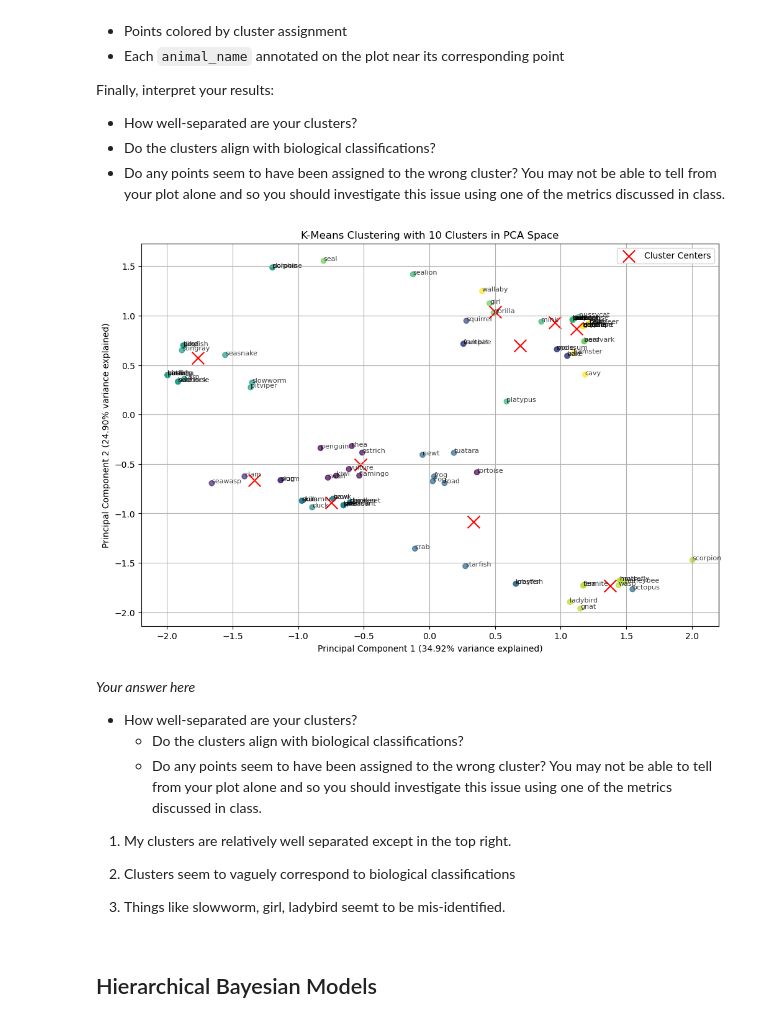
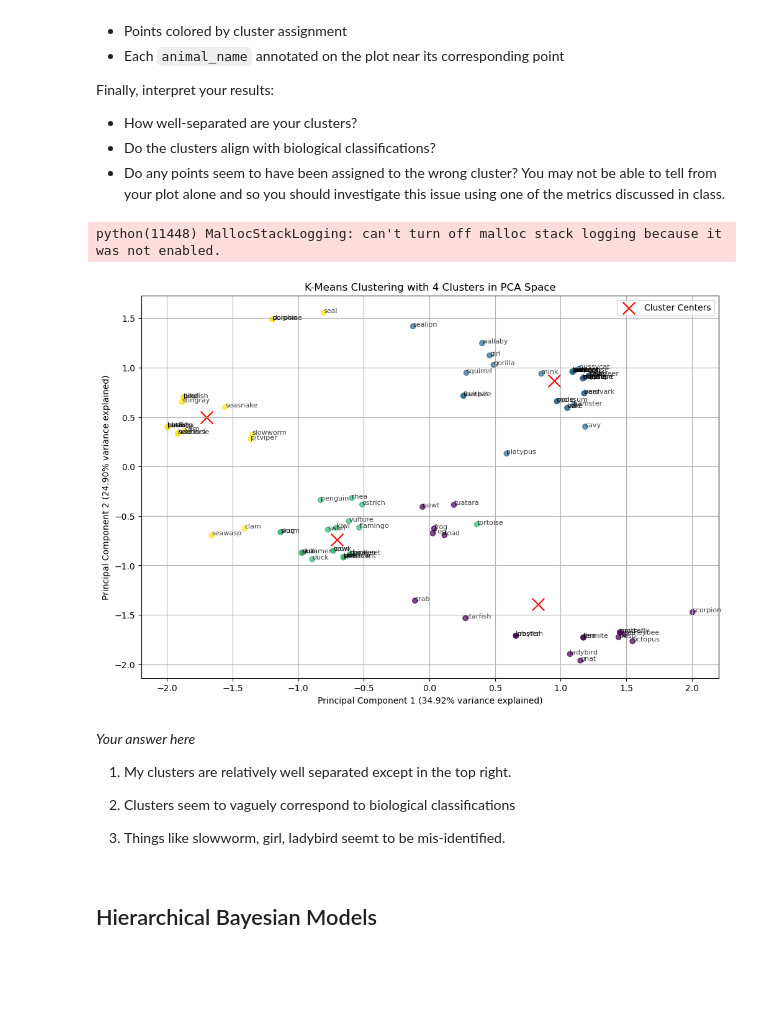
Before and after one commit to Bright-L01/CS-109B-2025, a Jupyter notebook: cs1090b_hw1/cs1090b_hw1.ipynb, the cells around one changed output. Saved outputs shown, nothing was run; the diff lists cells and outputs as text; code cells hidden in the pictures; blank space fills up the shorter version.

```diff
--- a/cs1090b_hw1/cs1090b_hw1.ipynb
+++ b/cs1090b_hw1/cs1090b_hw1.ipynb
@@ -187,36 +187,33 @@ Finally, interpret your results:
    - Do any points seem to have been assigned to the wrong cluster? You may not be able to tell from your plot alone and so you should investigate this issue using one of the metrics discussed in class.
 # %%
 # your code here
-kmeans = KMeans(n_clusters=10, init='random', random_state=42)
+kmeans = KMeans(n_clusters=4, init='random', random_state=42)
 kmeans.fit(X)
 cluster_labels = kmeans.fit_predict(X)
 
 # Create PCA scatter plot
 plt.figure(figsize=(12, 8))
 scatter = plt.scatter(X_pca[:, 0], X_pca[:, 1], c=cluster_labels, cmap='viridis', alpha=0.7)
 
 # Annotate each point with its corresponding animal name
 for i, animal in enumerate(df['animal_name']):
     plt.annotate(animal, (X_pca[i, 0], X_pca[i, 1]), fontsize=8, alpha=0.75)
 
 # Plot cluster centers in PCA space
 centers_pca = pca.transform(kmeans.cluster_centers_)
 plt.scatter(centers_pca[:, 0], centers_pca[:, 1], marker='x', s=200, c='red', label='Cluster Centers')
 
 plt.xlabel(f'Principal Component 1 ({pca.explained_variance_ratio_[0]:.2%} variance explained)')
 plt.ylabel(f'Principal Component 2 ({pca.explained_variance_ratio_[1]:.2%} variance explained)')
-plt.title(f'K-Means Clustering with {10} Clusters in PCA Space')
+plt.title(f'K-Means Clustering with {4} Clusters in PCA Space')
 plt.legend()
 plt.grid(True)
 plt.show()
 # %% [output]
+python(11448) MallocStackLogging: can't turn off malloc stack logging because it was not enabled.
-[figure, old version]
+[figure, new version]
 # %% [markdown]
 *Your answer here*
-
- - How well-separated are your clusters?
-   - Do the clusters align with biological classifications?
-   - Do any points seem to have been assigned to the wrong cluster? You may not be able to tell from your plot alone and so you should investigate this issue using one of the metrics discussed in class.
 
 1. My clusters are relatively well separated except in the top right.
 
```
Also changed, not shown: parts of 1 cell of this notebook.
